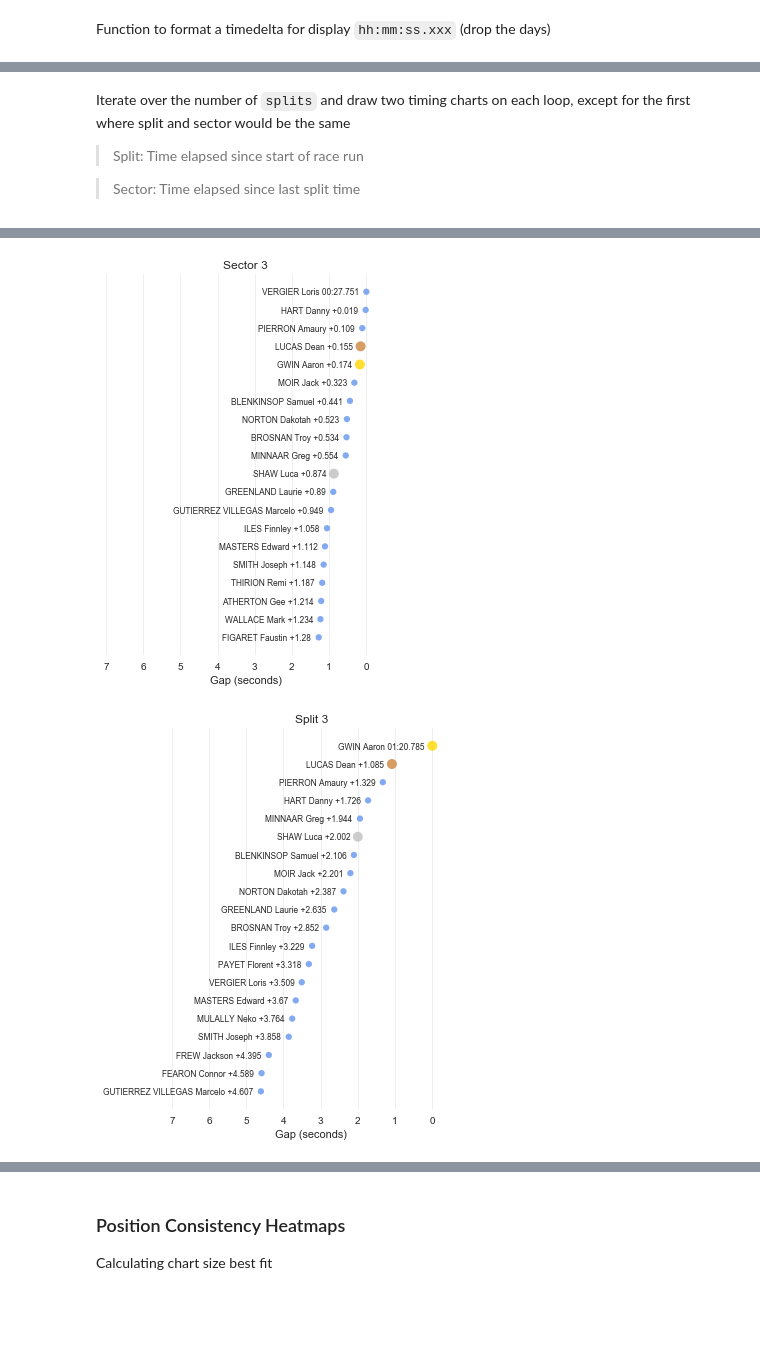
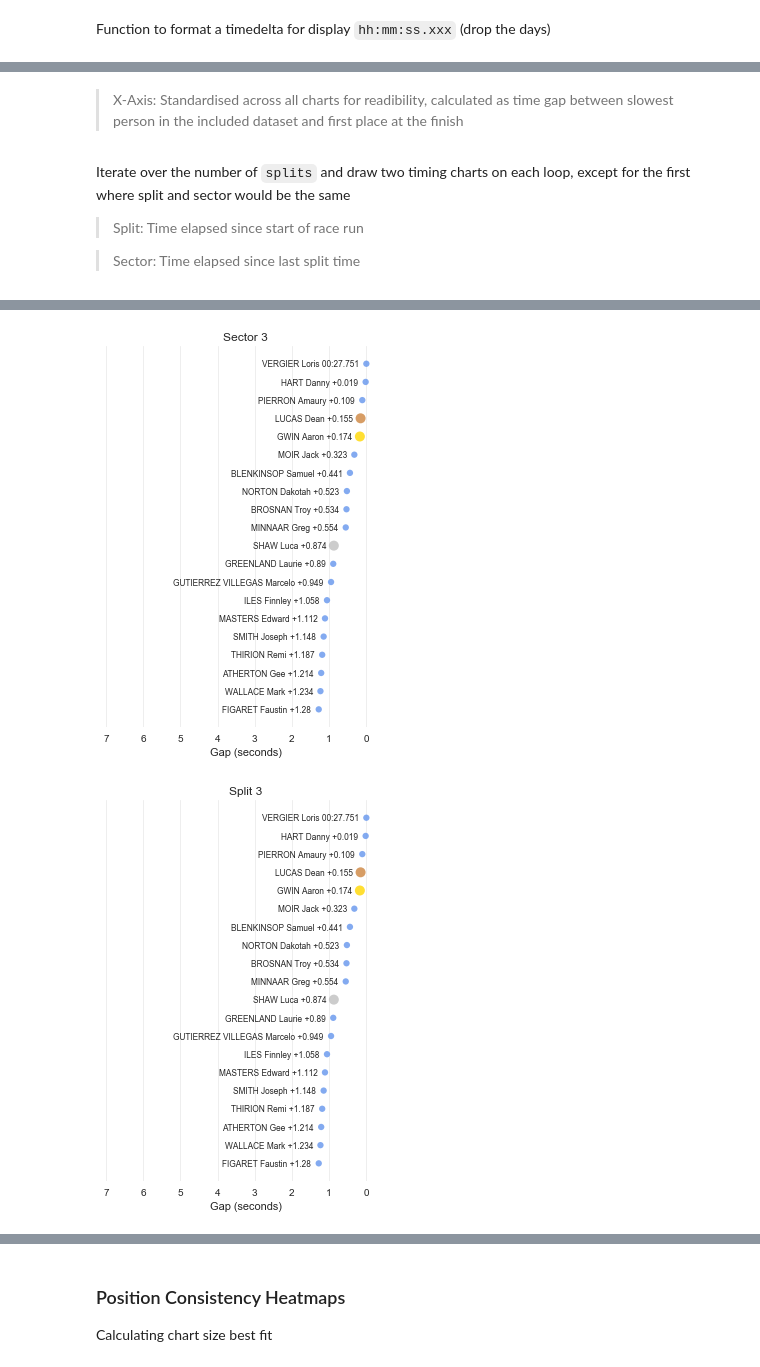
Before and after one commit to domwrap/mtbgeekstats, a Jupyter notebook: 2018/dh_analysis.ipynb, the cells around one changed output, grey strips where cells are left out. Drawn from its saved outputs; the diff is of its cells as text; code cells hidden in the pictures; blank space fills up the shorter version.

Commit message:
Speed ranking chart proto

```diff
--- a/2018/dh_analysis.ipynb
+++ b/2018/dh_analysis.ipynb
@@ -127,17 +125,19 @@ Within the function, a few things are calculated
 > Podium: 1st 2nd 3rd place finishers are highlighted throughout each chart by gold, silver, bronze dot respectively
 # %%
-def drawScatter( col, title ):
-    df2 = df.sort_values(col, ascending=True)
-    df2 = df2.reset_index(drop=True)
+def drawScatter( df2, col, title, timeCol=False, minX=False, maxX=False, color='cornflowerblue', xlabel='Gap (seconds)', labelPosOffsetX=0 ):
     pltY = 3.5 * ( topX / 10 )
     pltX = 2.5 * ( topX / 10 )
-    minX = math.ceil(df['split' + str(splits) + '_vs_winner'][topX-1])
-#     minX = math.ceil( ( df['split' + str(splits) + '_vs_winner'][topX-1] ) / 10 ) * 10
-    maxX= -.5
     plt.subplots(figsize=(pltX,pltY))
 
+    if False == minX:
+        minX = df2[col].max()
+    if False == maxX:
+        maxX = -.5
+#         maxX = df2[col].max()# - (df2[col].min()*.1)  #-.5
+#         display( maxX )
+
     # Build list of plot colors and sizes, then alter those entries for final 1,2,3 finishers
-    colors = ["cornflowerblue"]*(len(df2[col]))
+    colors = [color]*(len(df2[col]))
     colors[int(df2.loc[df2['rank'] == 1].index.values)] = "gold"
     colors[int(df2.loc[df2['rank'] == 2].index.values)] = "silver"
     colors[int(df2.loc[df2['rank'] == 3].index.values)] = "peru"
@@ -158,18 +158,25 @@ def drawScatter( col, title ):
     plot.set_frame_on(False)
     sns.set_style('whitegrid')
     plot.grid( color='#EEEEEE', linewidth=1.0 )
-    plot.set( title=title, xlabel='Gap (seconds)' )
+    plot.set( title=title, xlabel=xlabel )
 #     plt.tight_layout()
 
     # Reference column to display 1st place actual time rather than difference
-    coln = col[:6] + ( "_sector" if col[7:9] != "vs" else "" )
+    coln = col[:6] + ( "_sector" if col[7:9] != "vs" else "" ) if timeCol == False else False
 
     # Add labels to data points
     for row in range( 0, topX ):
-        label = df2.name[row] + " " + ( formatDelta( convertToDelta( df2[coln][row] ) ) if row==0 else "+" + str(df2[col][row]) )
-        x = df2[col][row] + ( ( .2 if topX >= 20 else 1 ) * ( math.ceil( topX / 2 / 10 ) ) )
+        label = df2.name[row] + " " + ( formatDelta( convertToDelta( df2[coln][row] ) ) if row==0 and coln else "+" + str(df2[col][row])[:5] )
+        x = df2[col][row] + labelPosOffsetX
         y = df2.index.values[row] + 0.15
         plot.text( x, y, label, horizontalalignment='right', size='small' )
+# %% [markdown]
+> X-Axis: Standardised across all charts for readibility, calculated as time gap between slowest person in the included dataset and first place at the finish
+# %%
+#
+minX = math.ceil(df['split' + str(splits) + '_vs_winner'][topX-1])
+#     minX = math.ceil( ( df['split' + str(splits) + '_vs_winner'][topX-1] ) / 10 ) * 10
+labelPosOffsetX = ( ( .2 if topX >= 20 else 1 ) * ( math.ceil( topX / 2 / 10 ) ) )
 # %% [markdown]
 Iterate over the number of `splits` and draw two timing charts on each loop, except for the first where split and sector would be the same
 
@@ -180,9 +187,14 @@ Iterate over the number of `splits` and draw two timing charts on each loop, exc
 for i in range( 1, splits+1 ):
     x = str(i)
     split = 'split' + x
+
+    col = split + '_sector_vs_best' if i > 1 else split + '_vs_best'
+    df2 = df.sort_values(col, ascending=True)
+    df2 = df2.reset_index(drop=True)
+
     if i > 1:
-        drawScatter( split + '_sector_vs_best', 'Sector ' + x)
-    drawScatter( split + '_vs_best', ( 'Split ' + x if i < splits else "Finish" ) )
+        drawScatter( df2, col, 'Sector ' + x, minX=minX, labelPosOffsetX=labelPosOffsetX )
+    drawScatter( df2, col, ( 'Split ' + x if i < splits else "Finish" ), minX=minX, labelPosOffsetX=labelPosOffsetX )
 # %% [output]
 [figure]
 [figure]
@@ -190,3 +202,3 @@ for i in range( 1, splits+1 ):
 [figure]
-[figure, old version]
+[figure, new version]
 [figure]
```
Also changed, not shown: parts of 8 cells of this notebook, 3 other files.
